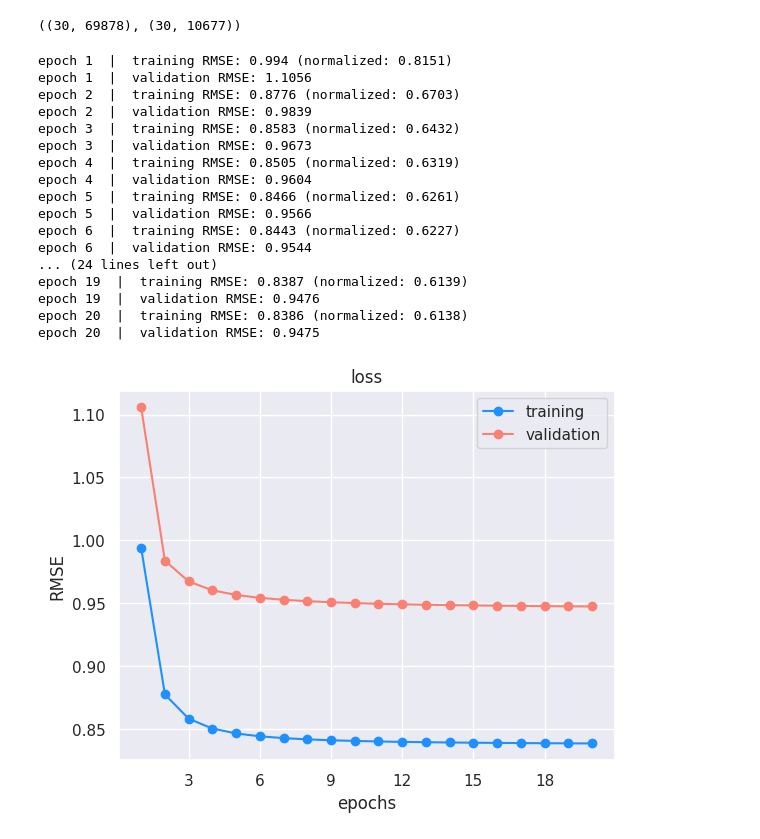
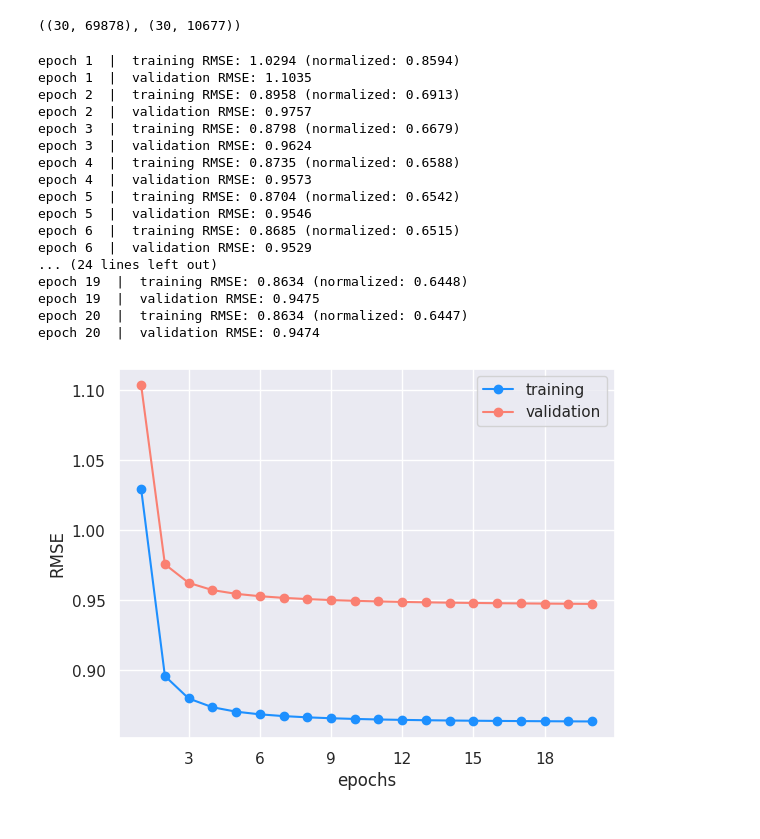
Before and after one commit to cbhyphen/cbhyphen.github.io, a Jupyter notebook: posts/matrix-factorization/matrix_factorization.ipynb, the cells around one changed output. Cells and saved outputs as stored; diff of their text form; code cells hidden in the pictures.

```diff
--- a/posts/matrix-factorization/matrix_factorization.ipynb
+++ b/posts/matrix-factorization/matrix_factorization.ipynb
@@ -239,18 +239,20 @@ R train mu: 3.51         R train sigma: 1.06
 #  adaptive prior w/ spherical covariances lambda U = 0.01, lambda V = 0.001
 #  constrained PMF lambda = 0.002
 d = 30
-lambda_uv = 10  # higher better
+lambda_u = 20  # higher better 20
+lambda_v = 20
 sigma_r = 1  # np.std(R[~np.isnan(R)])
-sigma_uv = np.sqrt(sigma_r**2 / lambda_uv)  # assume sigma=1 for ratings matrix
+sigma_u = np.sqrt(sigma_r**2 / lambda_u)  # assume sigma=1 for ratings matrix
+sigma_v = np.sqrt(sigma_r**2 / lambda_v)
 
 # randomly generate values for user and movie latent matrices
-# U can be empty, updated first
+# U can be empty since updated first
 U_mu = np.zeros(d)
-U_cov = np.identity(d) * sigma_uv**2  # spherical
+U_cov = np.identity(d) * sigma_u**2  # spherical
 U = np.random.multivariate_normal(U_mu, U_cov, size=n).T
 
 V_mu = np.zeros(d)
-V_cov = np.identity(d) * sigma_uv**2
+V_cov = np.identity(d) * sigma_v**2
 V = np.random.multivariate_normal(V_mu, V_cov, size=m).T
 
 # D x M/N
@@ -307,22 +309,23 @@ epochs = 20
 train_rmse = []
 valid_rmse = []
 
-# lambda_u = lambda_uv
-# lambda_v = lambda_uv
+# lambda_u_hat = lambda_u
+# lambda_v_hat = lambda_v
 
 for e in range(epochs):
 
     for i in range(n):
-        update_U_i(i, R_train, U, V, lambda_uv)
+        update_U_i(i, R_train, U, V, lambda_u)
 
     for j in range(m):
-        update_V_j(j, R_train, U, V, lambda_uv)
+        update_V_j(j, R_train, U, V, lambda_v)
 
     # adaptive...  single sigma -> update lambda_uv = 1 / (sigma_uv ** 2)
-    # sigma_u_hat = np.std(U)
-    # sigma_v_hat = np.std(V)
-    # lambda_u_hat = 1 / (sigma_u_hat ** 2)
-    # lambda_v_hat = 1 / (sigma_v_hat ** 2)
+    # if (e + 1) % 10 == 0:
+    #     sigma_u_hat = np.std(U, axis=1)
+    #     sigma_v_hat = np.std(V, axis=1)
+    #     lambda_u_hat = 1 / (sigma_u_hat ** 2)
+    #     lambda_v_hat = 1 / (sigma_v_hat ** 2)
     # print(f"sigma U: {sigma_u_hat}")
     # print(f"sigma V: {sigma_v_hat}")
     # print(f"lambda u: {lambda_u_hat}")
@@ -353,38 +356,37 @@ for e in range(epochs):
     print(f"epoch {e + 1}  |  validation RMSE: {round(rmse_valid, 4)}")
     valid_rmse.append(rmse_valid)
 # %% [output]
-epoch 1  |  training RMSE: 0.994 (normalized: 0.8151)
-epoch 1  |  validation RMSE: 1.1056
-epoch 2  |  training RMSE: 0.8776 (normalized: 0.6703)
-epoch 2  |  validation RMSE: 0.9839
-epoch 3  |  training RMSE: 0.8583 (normalized: 0.6432)
-epoch 3  |  validation RMSE: 0.9673
-epoch 4  |  training RMSE: 0.8505 (normalized: 0.6319)
-epoch 4  |  validation RMSE: 0.9604
-epoch 5  |  training RMSE: 0.8466 (normalized: 0.6261)
-epoch 5  |  validation RMSE: 0.9566
-epoch 6  |  training RMSE: 0.8443 (normalized: 0.6227)
-epoch 6  |  validation RMSE: 0.9544
+epoch 1  |  training RMSE: 1.0294 (normalized: 0.8594)
+epoch 1  |  validation RMSE: 1.1035
+epoch 2  |  training RMSE: 0.8958 (normalized: 0.6913)
+epoch 2  |  validation RMSE: 0.9757
+epoch 3  |  training RMSE: 0.8798 (normalized: 0.6679)
+epoch 3  |  validation RMSE: 0.9624
+epoch 4  |  training RMSE: 0.8735 (normalized: 0.6588)
+epoch 4  |  validation RMSE: 0.9573
+epoch 5  |  training RMSE: 0.8704 (normalized: 0.6542)
+epoch 5  |  validation RMSE: 0.9546
+epoch 6  |  training RMSE: 0.8685 (normalized: 0.6515)
+epoch 6  |  validation RMSE: 0.9529
 ... (24 lines left out)
-epoch 19  |  training RMSE: 0.8387 (normalized: 0.6139)
-epoch 19  |  validation RMSE: 0.9476
-epoch 20  |  training RMSE: 0.8386 (normalized: 0.6138)
-epoch 20  |  validation RMSE: 0.9475
+epoch 19  |  training RMSE: 0.8634 (normalized: 0.6448)
+epoch 19  |  validation RMSE: 0.9475
+epoch 20  |  training RMSE: 0.8634 (normalized: 0.6447)
+epoch 20  |  validation RMSE: 0.9474
 # %%
 import matplotlib.pyplot as plt
 from matplotlib.ticker import MaxNLocator
 import seaborn as sns
 
 sns.set()
 iterations = np.arange(1, epochs + 1, 1)
 
 ax = plt.figure().gca()
-plt.title("loss")
 plt.xlabel("epochs")
 plt.ylabel("RMSE")
 plt.plot(iterations, train_rmse, "-o", color="dodgerblue", label="training")
 plt.plot(iterations, valid_rmse, "-o", color="salmon", label="validation")
 plt.legend(loc="best")
 ax.xaxis.set_major_locator(MaxNLocator(integer=True))
 # %% [output]
-[figure, old version]
+[figure, new version]
```
Also changed, not shown: parts of 9 cells of this notebook, 4 other files.
